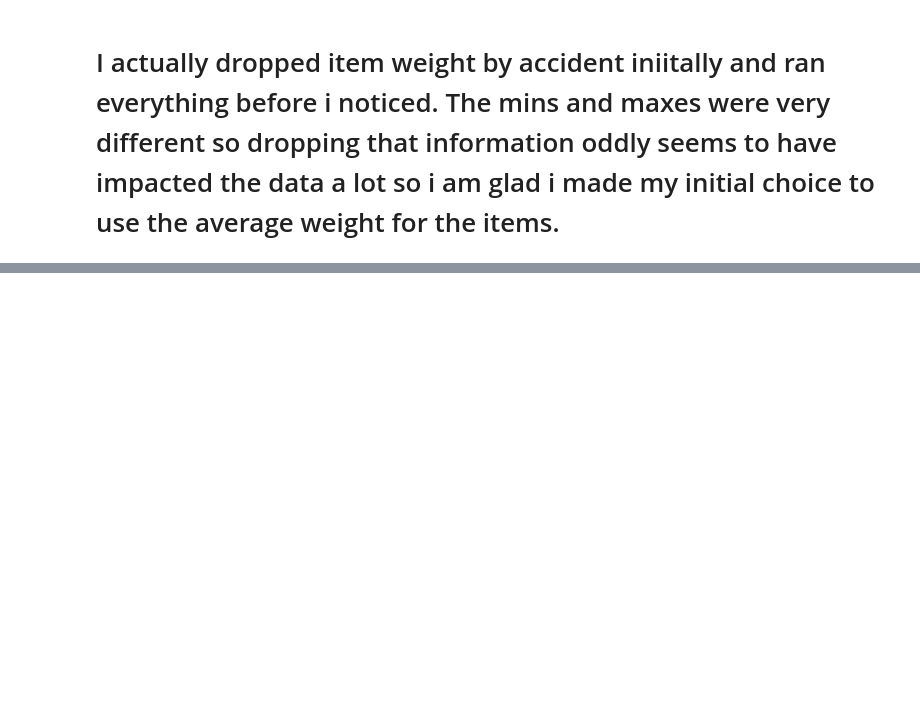
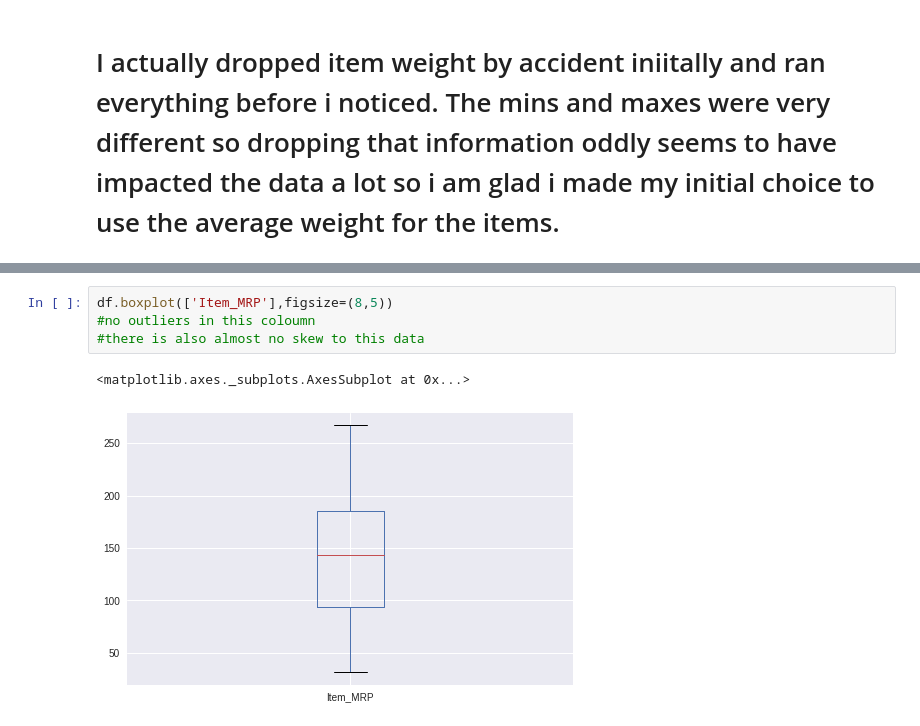
Before and after one commit to EfaOnyianta/Portfolio, a Jupyter notebook: Food_analysis.ipynb, the cells around one changed output, grey strips where cells are left out. Saved outputs shown, nothing was run; the diff lists cells and outputs as text; blank space fills up the shorter version.

```diff
--- a/Food_analysis.ipynb
+++ b/Food_analysis.ipynb
@@ -285,0 +366,7 @@ df['Item_MRP'].mean()
+# %%
+df.boxplot(['Item_MRP'],figsize=(8,5))
+#no outliers in this coloumn
+#there is also almost no skew to this data
+# %% [output]
+<matplotlib.axes._subplots.AxesSubplot at 0x...>
+[figure, added]
```
Also changed, not shown: parts of 13 cells of this notebook.
